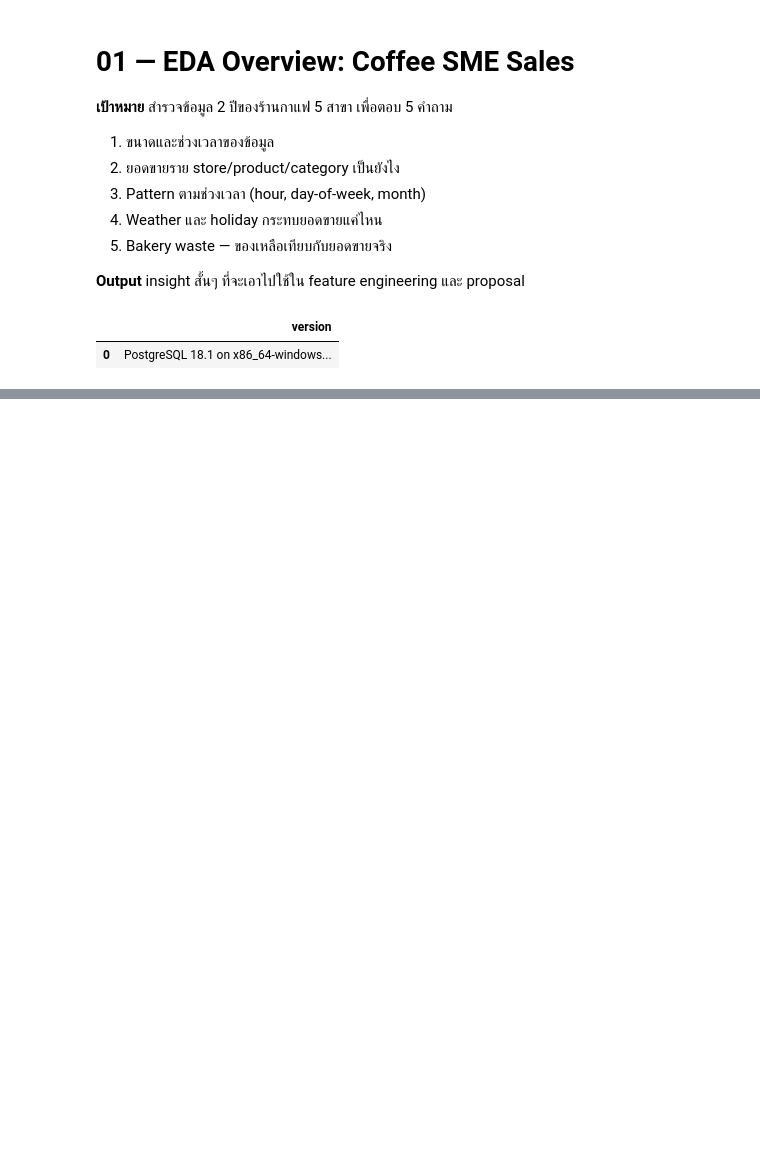
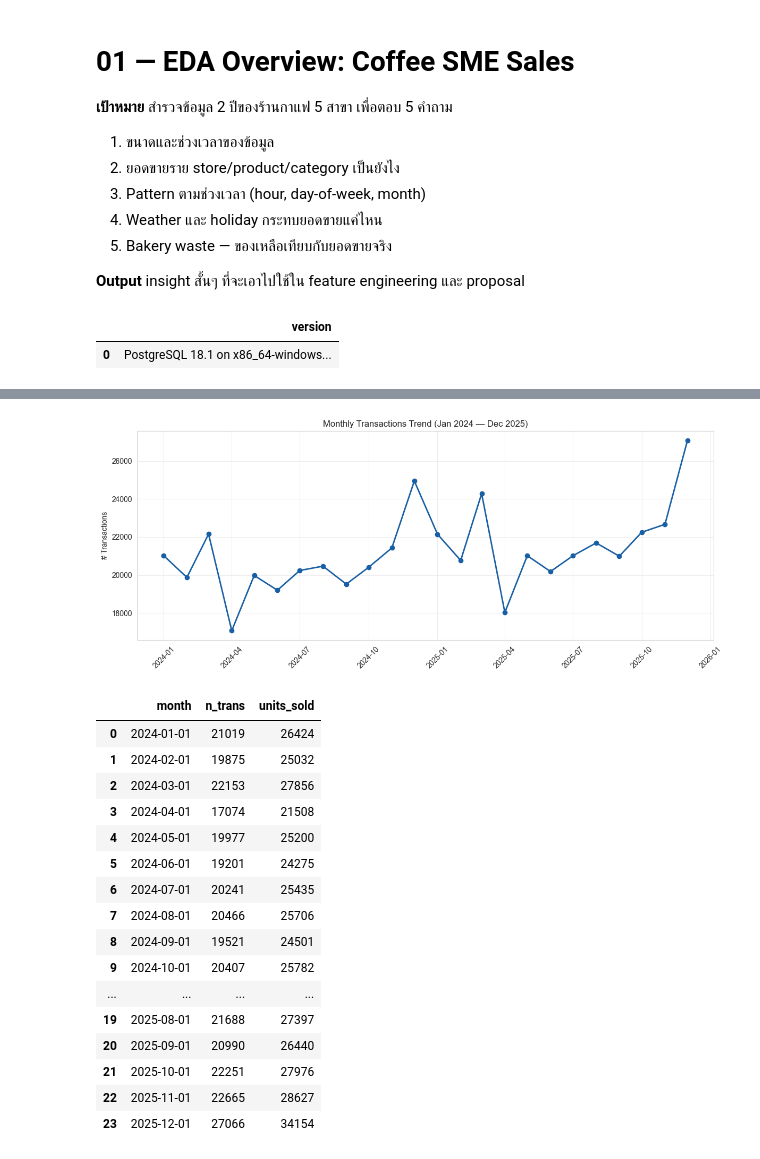
Before and after one commit to chayakornpht/coffee-sme-forecast, a Jupyter notebook: notebooks/01_eda_overview.ipynb, the cells around one changed output, grey strips where cells are left out. Drawn from its saved outputs; the diff is of its cells as text; code cells hidden in the pictures; blank space fills up the shorter version.

```diff
--- a/notebooks/01_eda_overview.ipynb
+++ b/notebooks/01_eda_overview.ipynb
@@ -30,0 +177,42 @@ pd.read_sql("SELECT version()", engine)
+# %%
+# คำถาม 3c: ดู trend ระดับเดือน — มี seasonal pattern ไหม
+monthly = pd.read_sql("""
+    SELECT
+        DATE_TRUNC('month', datetime)::date AS month,
+        COUNT(*) AS n_trans,
+        SUM(qty) AS units_sold
+    FROM sales_transactions
+    GROUP BY DATE_TRUNC('month', datetime)
+    ORDER BY month
+""", engine)
+
+fig, ax = plt.subplots(figsize=(12, 5))
+ax.plot(monthly["month"], monthly["n_trans"], marker="o", linewidth=2, color="#185FA5")
+ax.set_title("Monthly Transactions Trend (Jan 2024 — Dec 2025)")
+ax.set_xlabel("")
+ax.set_ylabel("# Transactions")
+ax.grid(alpha=0.3)
+plt.xticks(rotation=45)
+plt.tight_layout()
+plt.show()
+
+monthly
+# %% [output]
+[figure, added]
+|  | month | n_trans | units_sold |
+| 0 | 2024-01-01 | 21019 | 26424 |
+| 1 | 2024-02-01 | 19875 | 25032 |
+| 2 | 2024-03-01 | 22153 | 27856 |
+| 3 | 2024-04-01 | 17074 | 21508 |
+| 4 | 2024-05-01 | 19977 | 25200 |
+| 5 | 2024-06-01 | 19201 | 24275 |
+| 6 | 2024-07-01 | 20241 | 25435 |
+| 7 | 2024-08-01 | 20466 | 25706 |
+| 8 | 2024-09-01 | 19521 | 24501 |
+| 9 | 2024-10-01 | 20407 | 25782 |
+| ... | ... | ... | ... |
+| 19 | 2025-08-01 | 21688 | 27397 |
+| 20 | 2025-09-01 | 20990 | 26440 |
+| 21 | 2025-10-01 | 22251 | 27976 |
+| 22 | 2025-11-01 | 22665 | 28627 |
+| 23 | 2025-12-01 | 27066 | 34154 |
```
Also changed, not shown: parts of 13 cells of this notebook, 4 other files.
